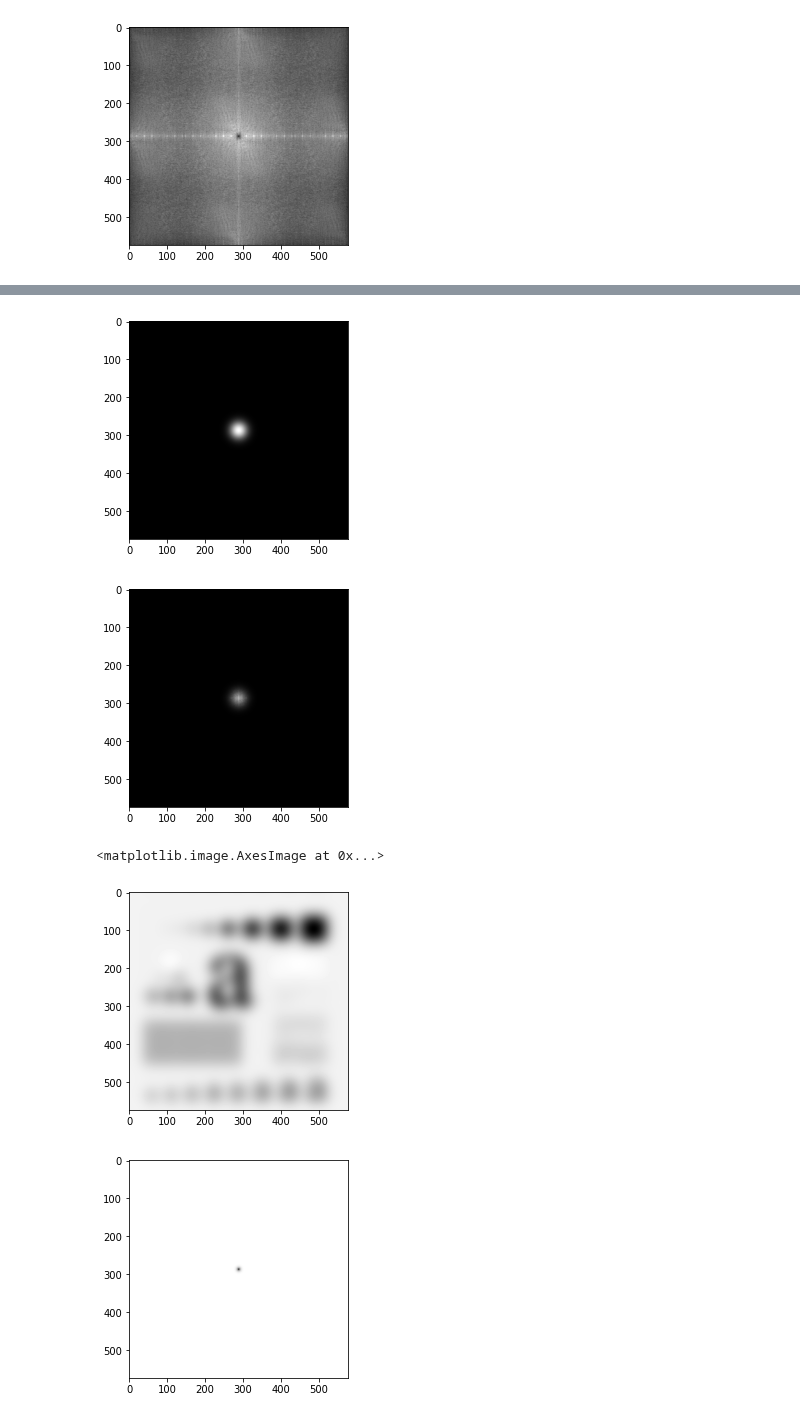
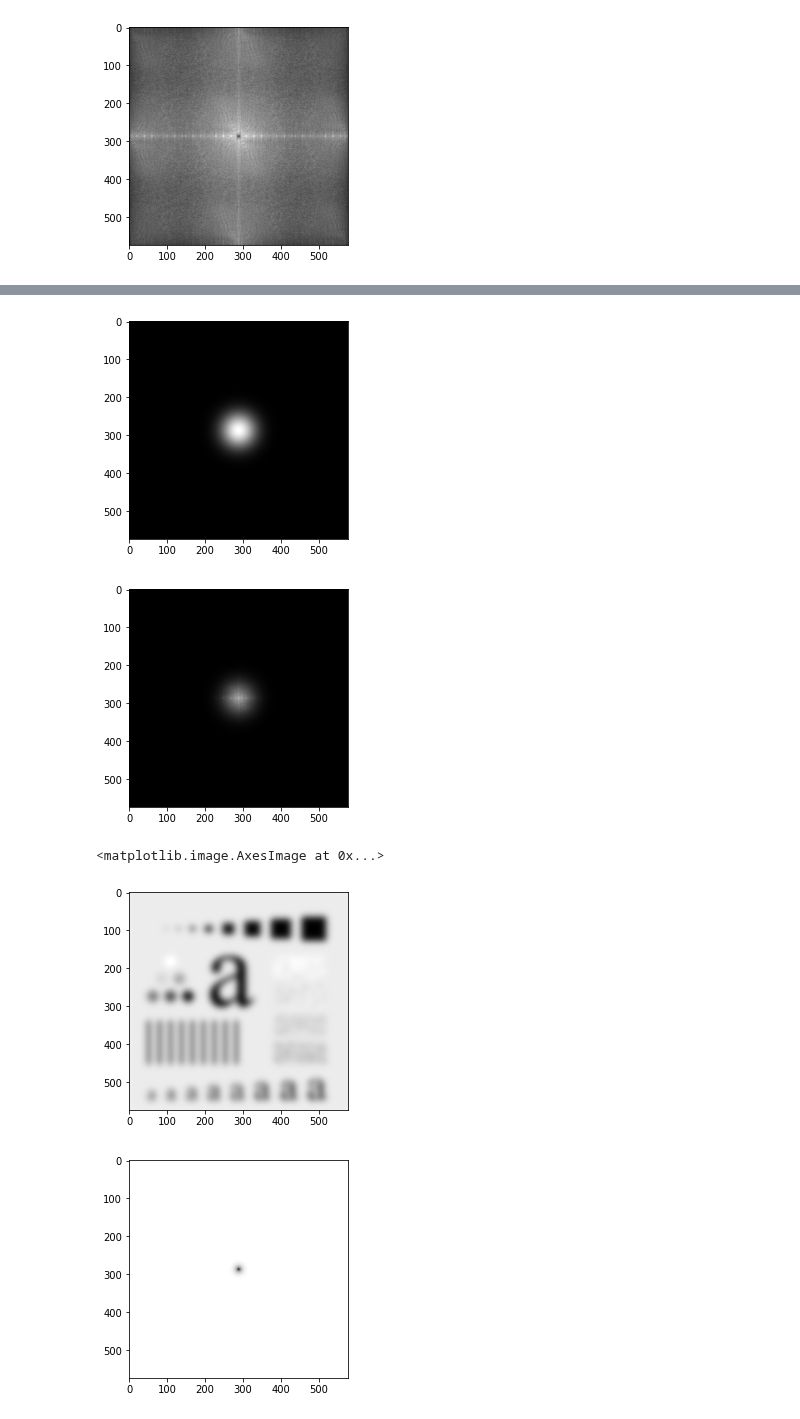
Before and after one commit to Debechelo/ComputerVision, a Jupyter notebook: Lab_5 python/filter.ipynb, the cells around one changed output, grey strips where cells are left out. Cells and saved outputs as stored; diff of their text form; code cells hidden in the pictures.

```diff
--- a/Lab_5 python/filter.ipynb
+++ b/Lab_5 python/filter.ipynb
@@ -154,20 +157,20 @@ plt.imshow(print_img(img_back),cmap= 'gray')
 # %%
-D = 5
+D = 10
 
 GLFF = gause_low_filter(D)
 print_spectrum(GLFF)
 # %% [output]
-[figure, old version]
+[figure, new version]
 # %%
 spc,img_back = change_spectrum(sp, GLFF)
 print_spectrum(spc)
 # %% [output]
-[figure, old version]
+[figure, new version]
 # %%
 plt.imshow(print_img(img_back),cmap= 'gray')
 # %% [output]
 <matplotlib.image.AxesImage at 0x...>
-[figure, old version]
+[figure, new version]
 # %%
 GHFF = gause_hight_filter(D)
 print_spectrum(GHFF)
```
Also changed, not shown: parts of 9 cells of this notebook, 1 other file.
